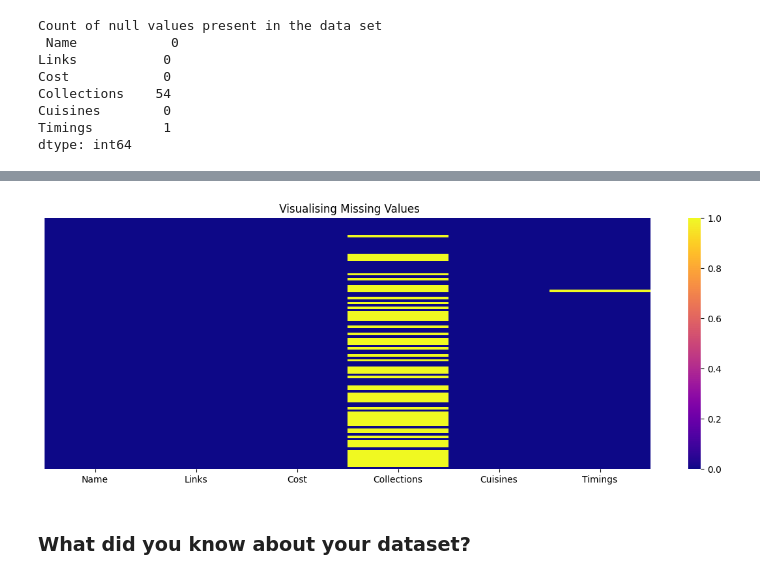
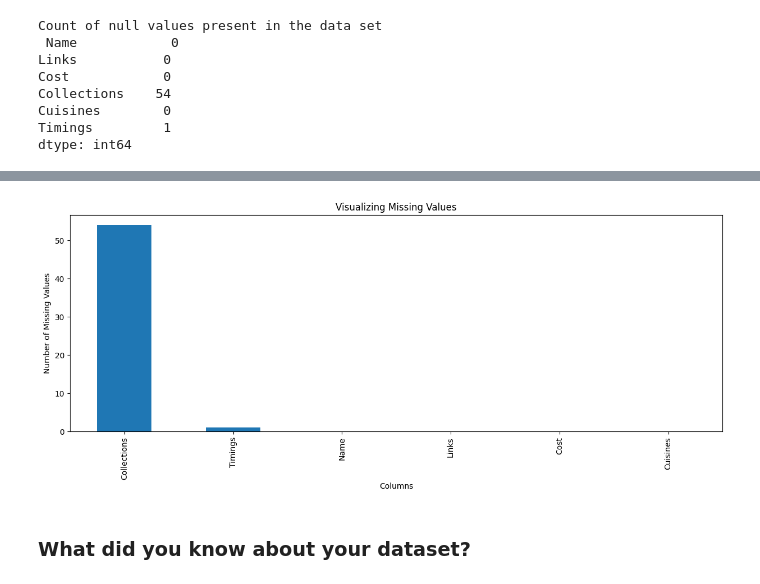
Before and after one commit to Amanr1996/Capstone_Zomato_Restaurant_clustering_and_sentiment_Analysis, a Jupyter notebook: Zomato_Restaurant_clustering_and_sentiment_Analysis.ipynb, the cells around one changed output, grey strips where cells are left out. Cells and saved outputs as stored; diff of their text form; code cells hidden in the pictures.

```diff
--- a/Zomato_Restaurant_clustering_and_sentiment_Analysis.ipynb
+++ b/Zomato_Restaurant_clustering_and_sentiment_Analysis.ipynb
@@ -185,10 +198,14 @@ dtype: int64
 # %%
 # Visualizing the missing values
 plt.figure(figsize=(15,5))
-sns.heatmap(meta_df_main.isnull(),cmap='plasma',annot=False,yticklabels=False)
-plt.title(" Visualising Missing Values");
+missing_values = meta_df_main.isnull().sum().sort_values(ascending=False)
+missing_values.plot(kind='bar')
+plt.title('Visualizing Missing Values')
+plt.xlabel('Columns')
+plt.ylabel('Number of Missing Values')
+plt.show()
 # %% [output]
-[figure, old version]
+[figure, new version]
 # %% [markdown]
 ### What did you know about your dataset?
 # %% [markdown]
```
Also changed, not shown: parts of 80 cells of this notebook.
